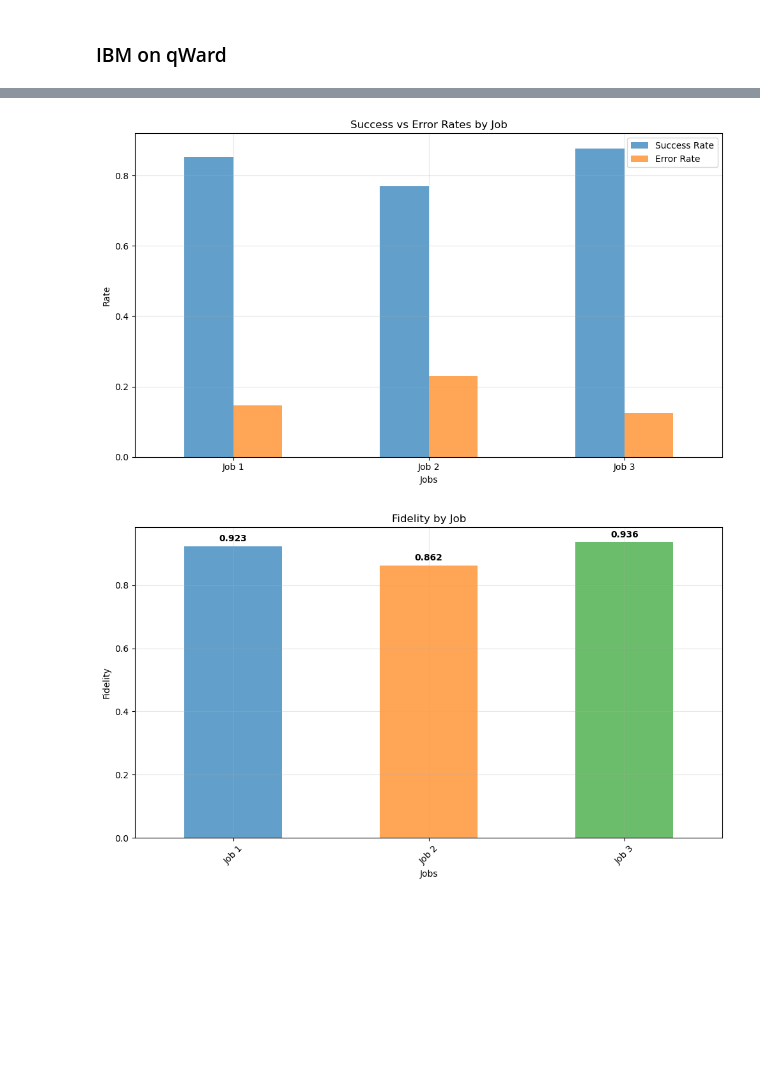
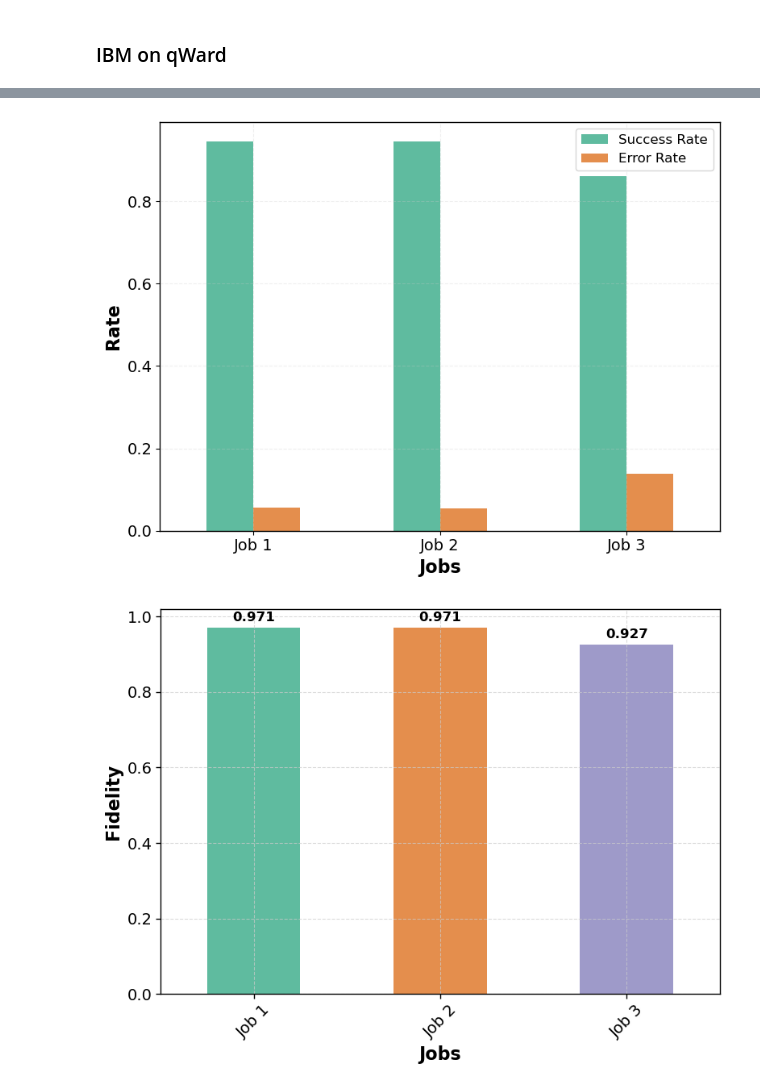
Before and after one commit to xthecapx/qiskit-qward, a Jupyter notebook: qward/examples/qWard_paper.ipynb, the cells around one changed output, grey strips where cells are left out. Drawn from its saved outputs; the diff is of its cells as text; code cells hidden in the pictures; blank space fills up the shorter version.

```diff
--- a/qward/examples/qWard_paper.ipynb
+++ b/qward/examples/qWard_paper.ipynb
@@ -210,0 +196,32 @@ Optimized circuit 2 depth: 7
+# %%
+def get_jobs_from_batch(batch_id):
+    """
+    Extract jobs from a batch object in different ways
+    """
+
+    # Method 1: Get jobs directly from the service using session_id
+    service = QiskitRuntimeService(
+        channel=IBM_QUANTUM_CHANNEL, instance="thecap", token=IBM_QUANTUM_TOKEN
+    )
+
+    # Get all jobs from this batch/session
+    batch_jobs = service.jobs(session_id=batch_id, limit=100)
+    print(f">>> Found {len(batch_jobs)} jobs in this batch")
+
+    # Display job information
+    for i, job in enumerate(batch_jobs):
+        print(f"    Job {i}: {job.job_id()}")
+        print(f"        Status: {job.status()}")
+        print(f"        Creation Date: {job.creation_date}")
+
+        # Get results if job is completed
+        if job.status() == "DONE":
+            try:
+                result = job.result()
+                print(f"        Result: {result}")
+            except Exception as e:
+                print(f"        Error getting result: {e}")
+
+    return batch_jobs
+# %%
+ibm_jobs = get_jobs_from_batch("1036066f-3ce7-4d02-b2ff-a83bffc02735")
@@ -327,7 +359,7 @@ def expected_distribution():
 
 bell_success = CircuitPerformanceMetrics(
     circuit,
-    jobs=ibm_results["jobs"],
+    jobs=ibm_jobs,
     success_criteria=bell_success_criteria,
     expected_distribution=expected_distribution(),
 )
@@ -388,21 +420,22 @@ for metric_name, metric_df in metrics_dict.items():
 | 0 | 4 | 3 | 0 | 1 | ... |
 # %%
 from qward.visualization.constants import Metrics, Plots
-from qward.visualization import PlotConfig
+from qward.visualization import PlotConfig, IEEEPlotConfig
 from qward import Visualizer
 
-visualizer = Visualizer(scanner=scanner, output_dir="img/qward_paper")
+ieee_config = IEEEPlotConfig(show_titles=False)
+visualizer = Visualizer(scanner=scanner, config=ieee_config, output_dir="img/bell_state_ibm")
 
 error_plot = visualizer.generate_plot(
     metric_name=Metrics.CIRCUIT_PERFORMANCE,
     plot_name=Plots.CircuitPerformance.SUCCESS_ERROR_COMPARISON,
     save=True,
     show=True,
 )
 
 error_plot.show()
 # %% [output]
-[figure, old version]
+[figure, new version]
 # %%
 error_plot = visualizer.generate_plot(
     metric_name=Metrics.CIRCUIT_PERFORMANCE,
@@ -411,7 +444,7 @@ error_plot = visualizer.generate_plot(
     show=True,
 )
 # %% [output]
-[figure, old version]
+[figure, new version]
 # %%
 dashboard = visualizer.create_dashboard(save=True, show=True)
 # %% [output]
```
Also changed, not shown: parts of 12 cells of this notebook, 19 other files.
